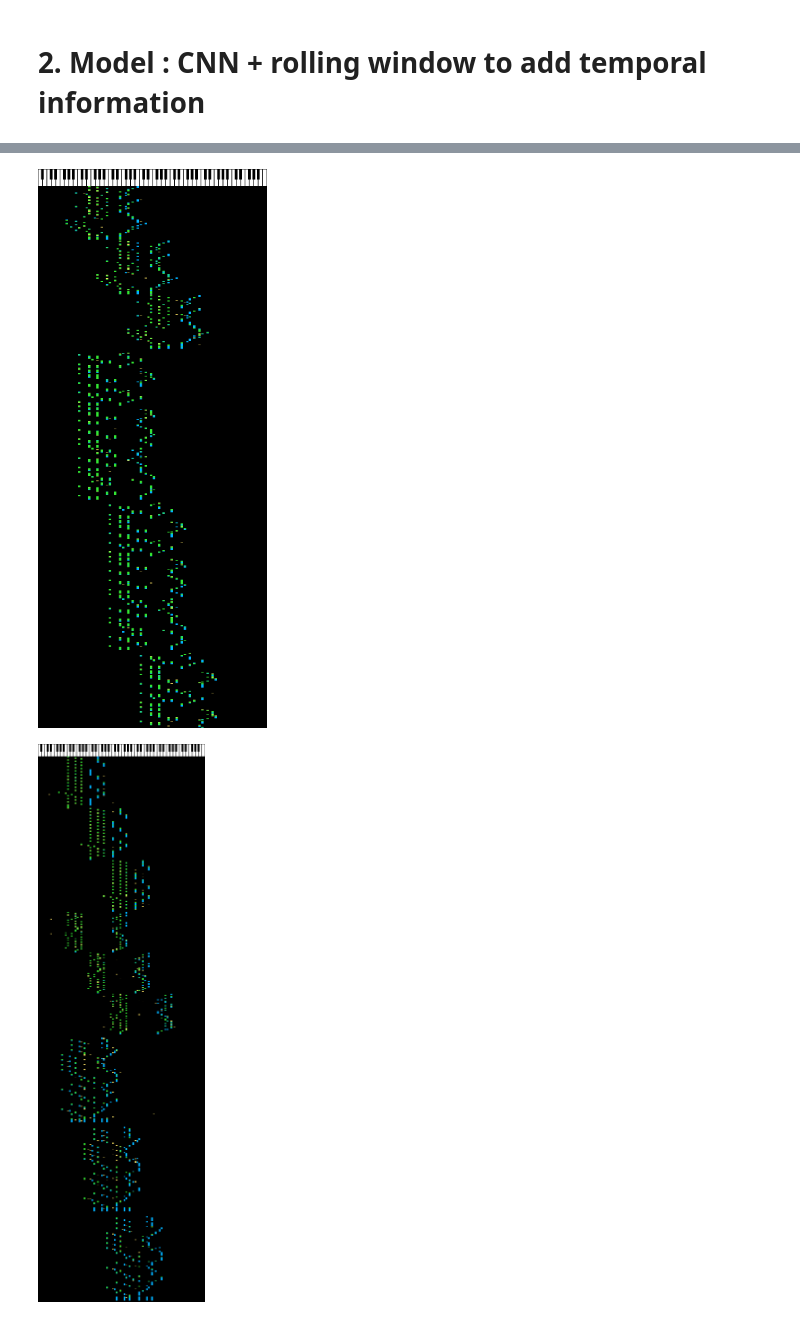
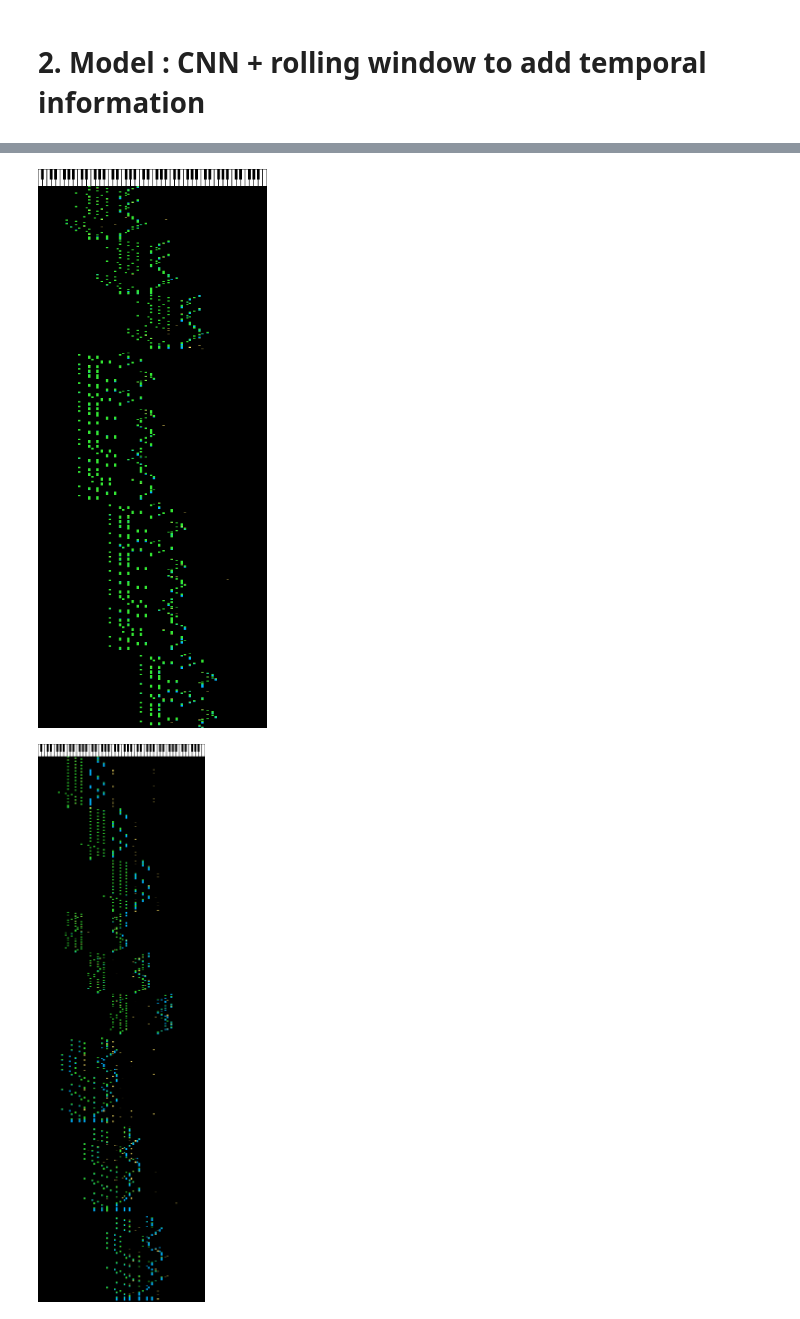
Before and after one commit to Damien-Bouet/Piano-Transcription-mp3-to-midi, a Jupyter notebook: notebooks/3_train_CNN_stacking.ipynb, the cells around one changed output, grey strips where cells are left out. Cells and saved outputs as stored; diff of their text form; code cells hidden in the pictures.

```diff
--- a/notebooks/3_train_CNN_stacking.ipynb
+++ b/notebooks/3_train_CNN_stacking.ipynb
@@ -215,7 +215,7 @@ def train(X, y, roll_depth):
     X = torch.Tensor(roll(X, roll_depth))
     y = torch.Tensor(y)
 
-    num_epochs = 30
+    num_epochs = 80
     batch_size = 64
 
     # Model, loss, optimizer, and learning rate scheduler
@@ -293,16 +293,16 @@ midis_comparison(
     duration=200,
 )
 # %% [output]
-[figure, old version]
+[figure, new version]
 # %%
-preds = (model.predict(X_test)>0.5).astype(int)
+preds = (model.predict(X_test)>0.6).astype(int)
 
 midis_comparison(
     y_test.numpy(), preds,
     target_color=(0, 0.7, 1), preds_color=(1, 0.9, 0.4), correct_color=(0.2, 0.9, 0.2)
 )
 # %% [output]
-[figure, old version]
+[figure, new version]
 # %%
 from sklearn.metrics import confusion_matrix
 from matplotlib import colors
```
Also changed, not shown: parts of 3 cells of this notebook, 3 other files.
